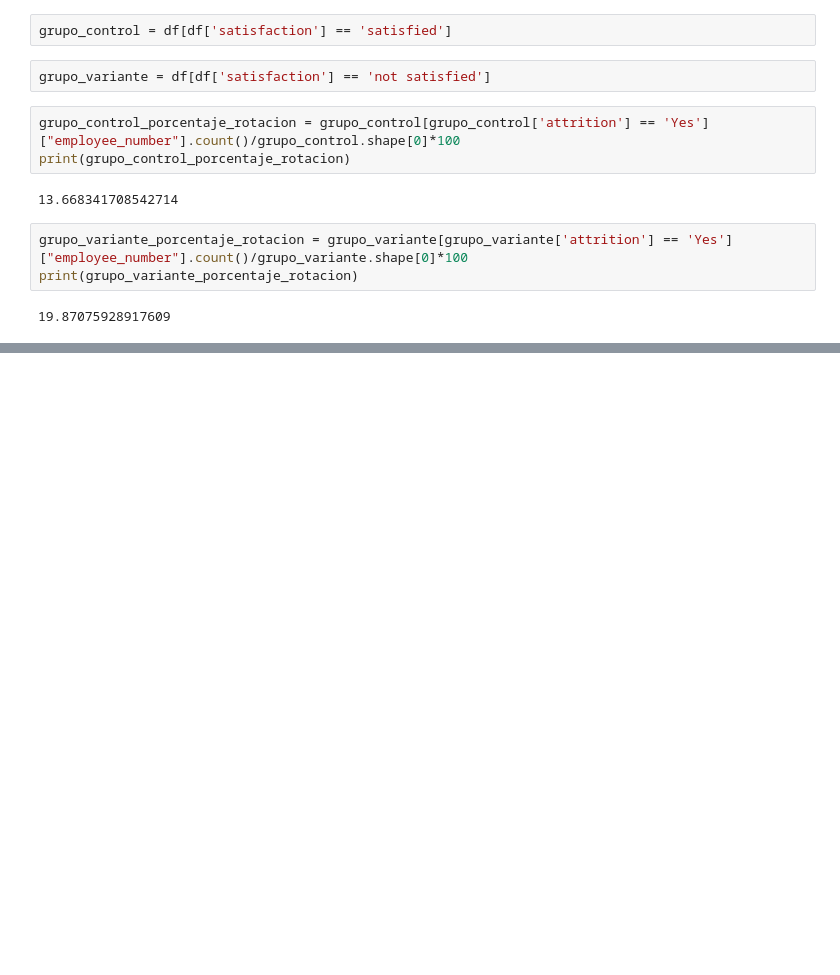
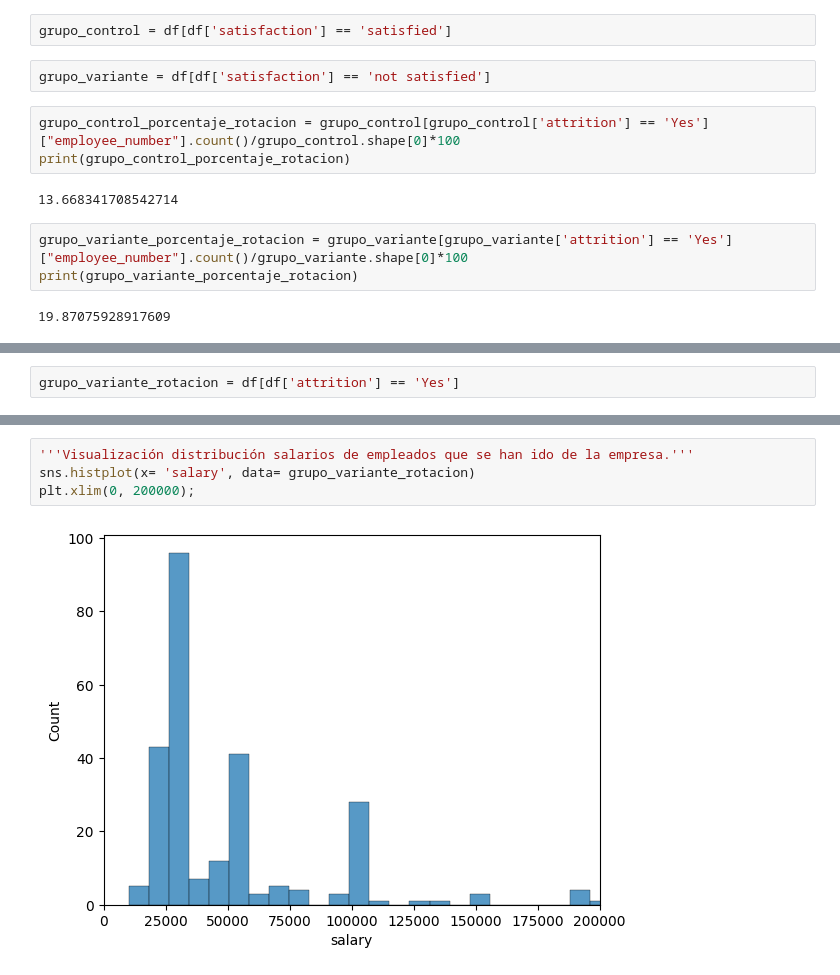
Before and after one commit to FiSaRaff/project-da-promo-k-modulo-3-team-2, a Jupyter notebook: notebooks/ab_testing.ipynb, the cells around one changed output, grey strips where cells are left out. Cells and saved outputs as stored; diff of their text form; blank space fills up the shorter version.

```diff
--- a/notebooks/ab_testing.ipynb
+++ b/notebooks/ab_testing.ipynb
@@ -40,0 +82,2 @@ print(grupo_variante_porcentaje_rotacion)
+# %%
+grupo_variante_rotacion = df[df['attrition'] == 'Yes']
@@ -40,0 +90,6 @@ print(grupo_variante_porcentaje_rotacion)
+# %%
+'''Visualización distribución salarios de empleados que se han ido de la empresa.'''
+sns.histplot(x= 'salary', data= grupo_variante_rotacion)
+plt.xlim(0, 200000);
+# %% [output]
+[figure, added]
```
Also changed, not shown: parts of 22 cells of this notebook.
